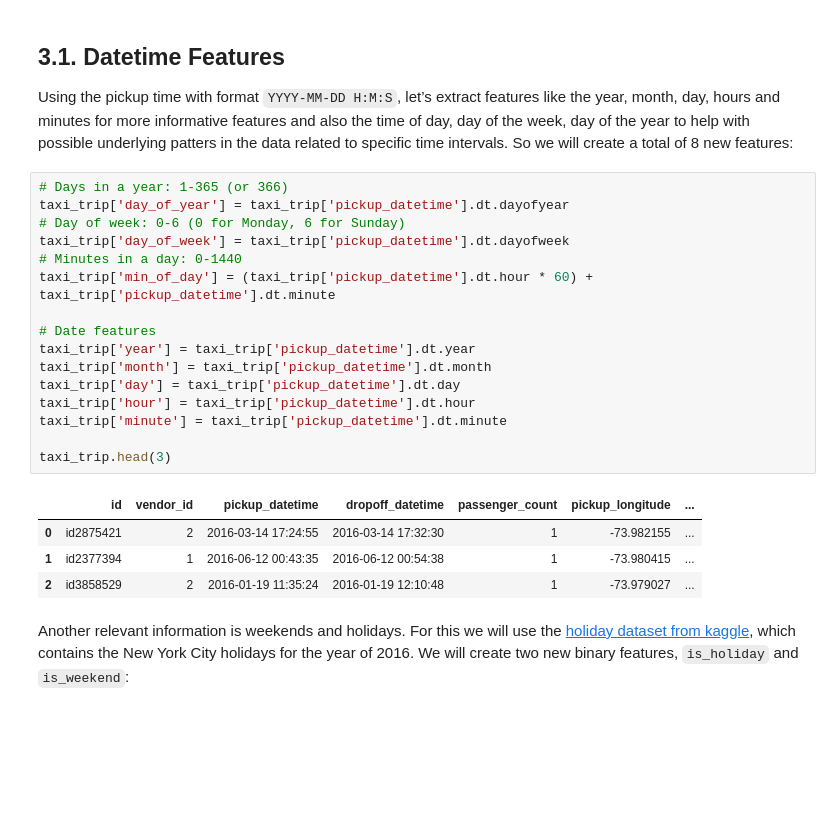
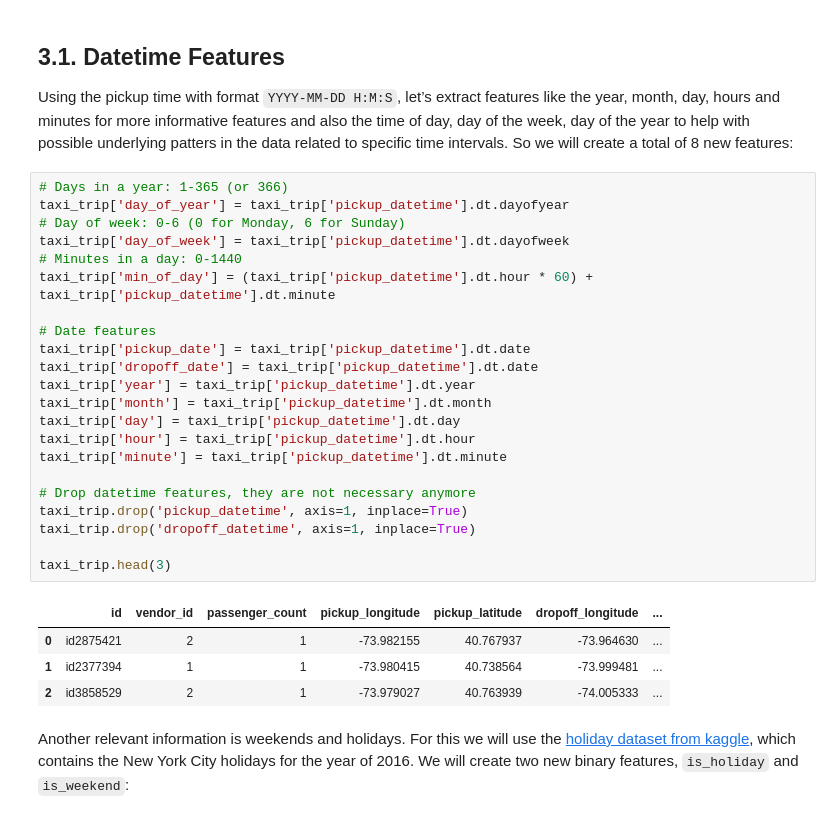
Before and after one commit to marcosbenicio/taxi-trip-regression, a Jupyter notebook: notebooks/taxi-trip-duration copy.ipynb, the cells around one changed output. Saved outputs shown, nothing was run; the diff lists cells and outputs as text; blank space fills up the shorter version.

```diff
--- a/notebooks/taxi-trip-duration copy.ipynb
+++ b/notebooks/taxi-trip-duration copy.ipynb
@@ -599,24 +599,30 @@ Using the pickup time with format `YYYY-MM-DD H:M:S`, let’s extract features l
 # %%
 # Days in a year: 1-365 (or 366)
 taxi_trip['day_of_year'] = taxi_trip['pickup_datetime'].dt.dayofyear
 # Day of week: 0-6 (0 for Monday, 6 for Sunday)
 taxi_trip['day_of_week'] = taxi_trip['pickup_datetime'].dt.dayofweek
 # Minutes in a day: 0-1440
 taxi_trip['min_of_day'] = (taxi_trip['pickup_datetime'].dt.hour * 60) + taxi_trip['pickup_datetime'].dt.minute
 
 # Date features
+taxi_trip['pickup_date'] = taxi_trip['pickup_datetime'].dt.date
+taxi_trip['dropoff_date'] = taxi_trip['pickup_datetime'].dt.date
 taxi_trip['year'] = taxi_trip['pickup_datetime'].dt.year
 taxi_trip['month'] = taxi_trip['pickup_datetime'].dt.month
 taxi_trip['day'] = taxi_trip['pickup_datetime'].dt.day
 taxi_trip['hour'] = taxi_trip['pickup_datetime'].dt.hour
 taxi_trip['minute'] = taxi_trip['pickup_datetime'].dt.minute
 
+# Drop datetime features, they are not necessary anymore
+taxi_trip.drop('pickup_datetime', axis=1, inplace=True)
+taxi_trip.drop('dropoff_datetime', axis=1, inplace=True)
+
 taxi_trip.head(3)
 # %% [output]
-|  | id | vendor_id | pickup_datetime | dropoff_datetime | passenger_count | pickup_longitude | ... |
-| 0 | id2875421 | 2 | 2016-03-14 17:24:55 | 2016-03-14 17:32:30 | 1 | -73.982155 | ... |
-| 1 | id2377394 | 1 | 2016-06-12 00:43:35 | 2016-06-12 00:54:38 | 1 | -73.980415 | ... |
-| 2 | id3858529 | 2 | 2016-01-19 11:35:24 | 2016-01-19 12:10:48 | 1 | -73.979027 | ... |
+|  | id | vendor_id | passenger_count | pickup_longitude | pickup_latitude | dropoff_longitude | ... |
+| 0 | id2875421 | 2 | 1 | -73.982155 | 40.767937 | -73.964630 | ... |
+| 1 | id2377394 | 1 | 1 | -73.980415 | 40.738564 | -73.999481 | ... |
+| 2 | id3858529 | 2 | 1 | -73.979027 | 40.763939 | -74.005333 | ... |
 # %% [markdown]
 Another relevant information is weekends and holidays. For this we will use the [holiday dataset from kaggle](https://www.kaggle.com/datasets/pceccon/nyc2016holidays/data), which contains the New York City holidays for the year of 2016. We will create two new binary features, `is_holiday` and `is_weekend`:
 # %%
```
Also changed, not shown: parts of 15 cells of this notebook.
